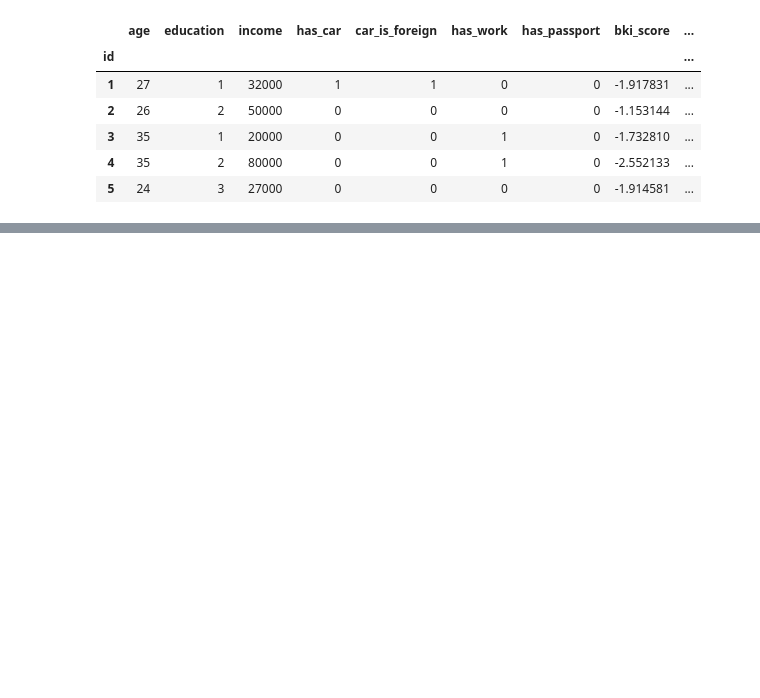
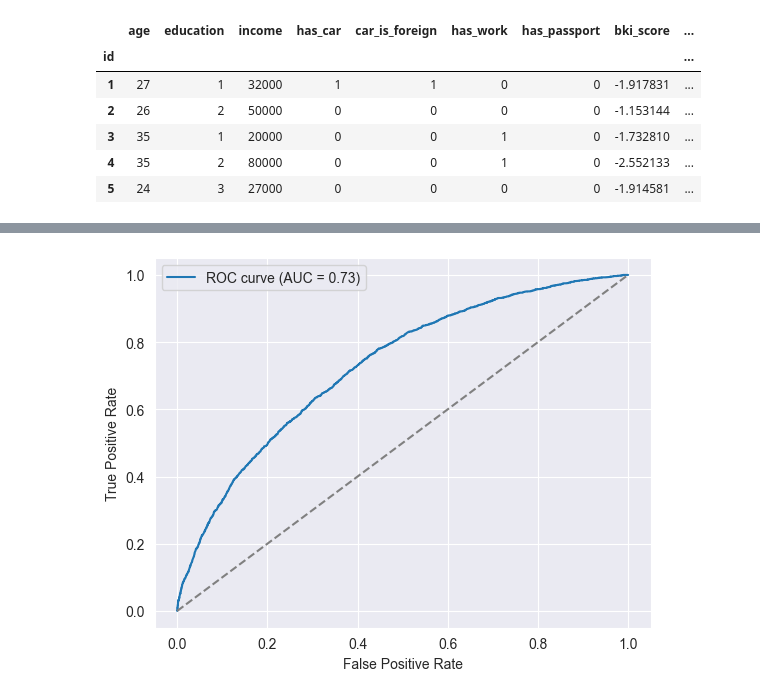
Before and after one commit to mikeasta/Credit-Scoring-Service, a Jupyter notebook: research/notebooks/tabpfn.ipynb, the cells around one changed output, grey strips where cells are left out. Drawn from its saved outputs; the diff is of its cells as text; code cells hidden in the pictures; blank space fills up the shorter version.

```diff
--- a/research/notebooks/tabpfn.ipynb
+++ b/research/notebooks/tabpfn.ipynb
@@ -178,0 +240,4 @@ plot_roc(targets=y_test, predictions=probs[:, 1])
+# %%
+old_client_roc_auc = plot_roc(targets=y_test, predictions=probs[:, 1])
+# %% [output]
+[figure, added]
```
Also changed, not shown: parts of 18 cells of this notebook.
